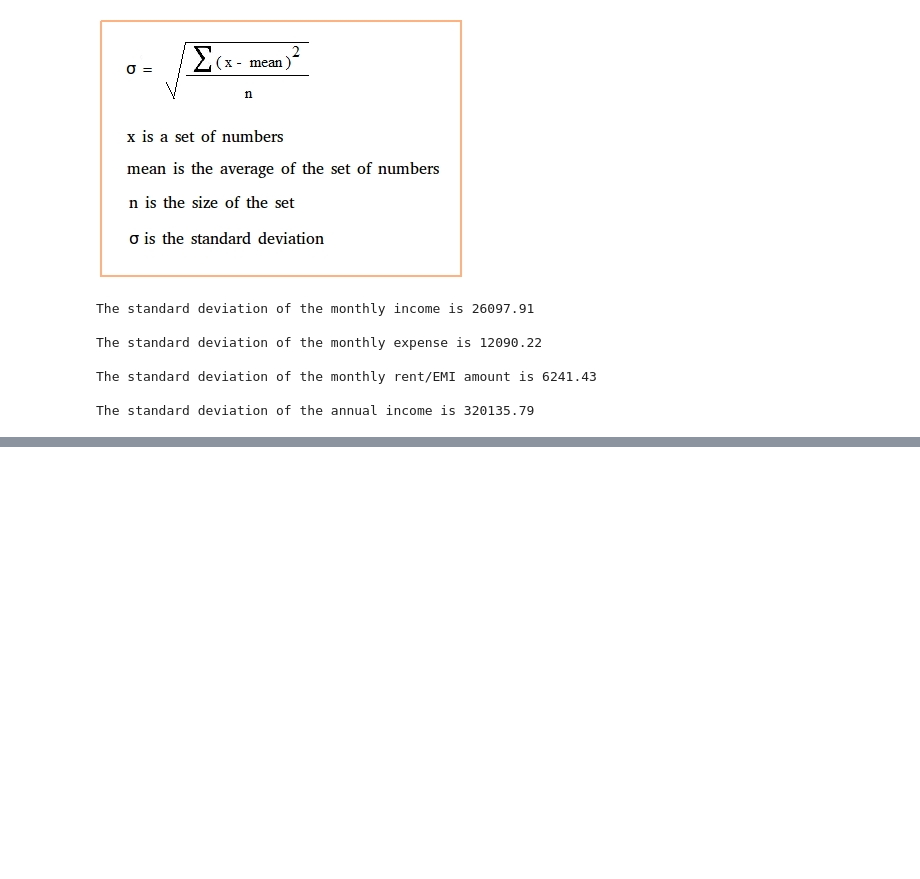
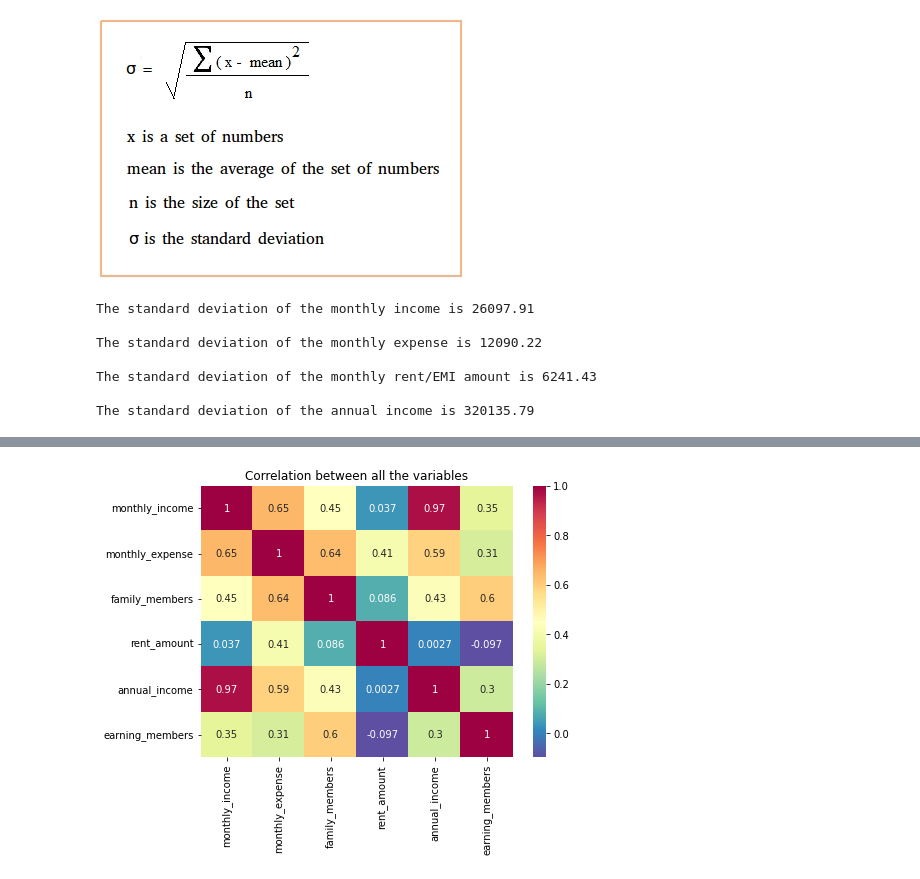
Before and after one commit to rsonar821/Descriptive-Statistics, a Jupyter notebook: Descriptive_Statistics.ipynb, the cells around one changed output, grey strips where cells are left out. Cells and saved outputs as stored; diff of their text form; code cells hidden in the pictures; blank space fills up the shorter version.

```diff
--- a/Descriptive_Statistics.ipynb
+++ b/Descriptive_Statistics.ipynb
@@ -180,0 +232,8 @@ The standard deviation of the annual income is 320135.79
+# %%
+# Plotting a correlation heatmap between all variables
+plt.figure(figsize=(7, 5))
+figure = sns.heatmap(df.corr(), annot=True, cmap='Spectral_r')
+figure.set(title='Correlation between all the variables')
+plt.show(figure)
+# %% [output]
+[figure, added]
```
Also changed, not shown: parts of 44 cells of this notebook.
